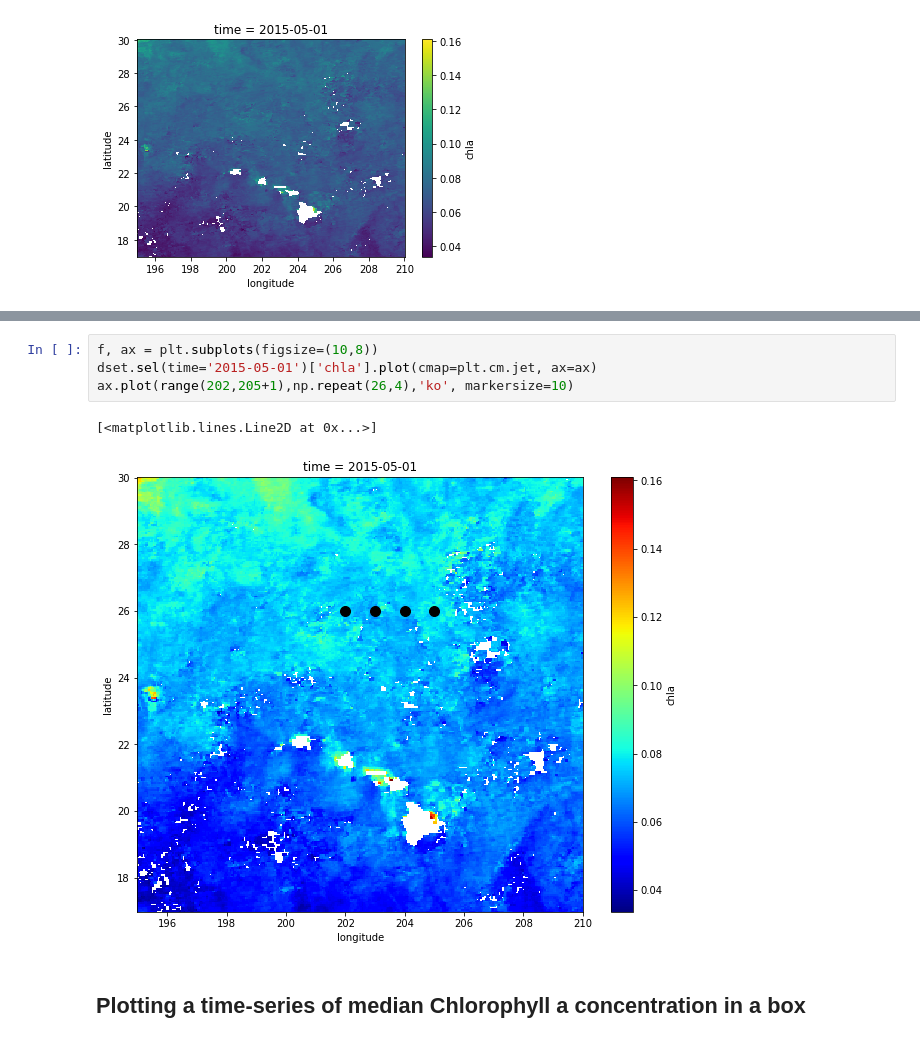
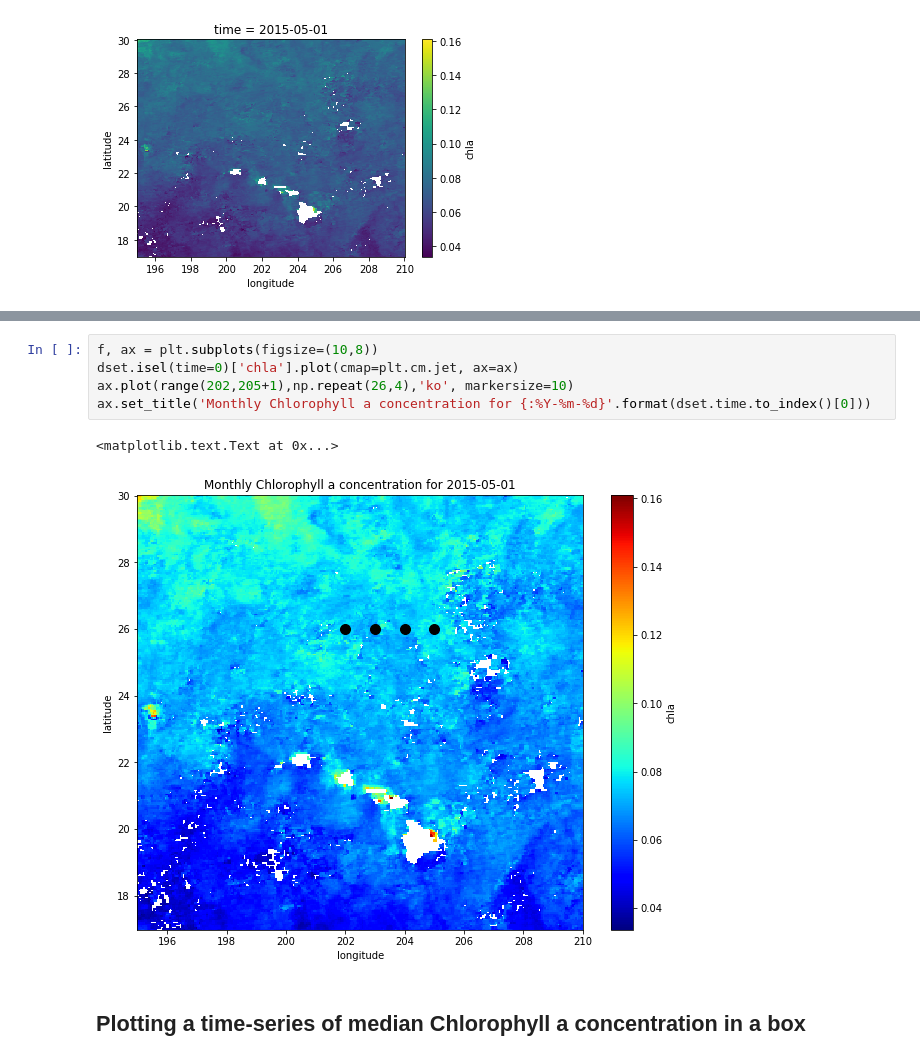
Before and after one commit to nicolasfauchereau/oceanwatch, a Jupyter notebook: oceanwatch_Python.ipynb, the cells around one changed output, grey strips where cells are left out. Saved outputs shown, nothing was run; the diff lists cells and outputs as text.

Commit message:
fixed date formatting

```diff
--- a/oceanwatch_Python.ipynb
+++ b/oceanwatch_Python.ipynb
@@ -102,10 +106,11 @@ dset.sel(time='2015-05-01')['chla'].plot()
 # %%
 f, ax = plt.subplots(figsize=(10,8))
-dset.sel(time='2015-05-01')['chla'].plot(cmap=plt.cm.jet, ax=ax)
+dset.isel(time=0)['chla'].plot(cmap=plt.cm.jet, ax=ax)
 ax.plot(range(202,205+1),np.repeat(26,4),'ko', markersize=10)
+ax.set_title('Monthly Chlorophyll a concentration for {:%Y-%m-%d}'.format(dset.time.to_index()[0]))
 # %% [output]
-[<matplotlib.lines.Line2D at 0x...>]
+<matplotlib.text.Text at 0x...>
-[figure, old version]
+[figure, new version]
 # %% [markdown]
 ## Plotting a time-series of median Chlorophyll a concentration in a box
 # %% [markdown]
```
Also changed, not shown: parts of 1 cell of this notebook.
